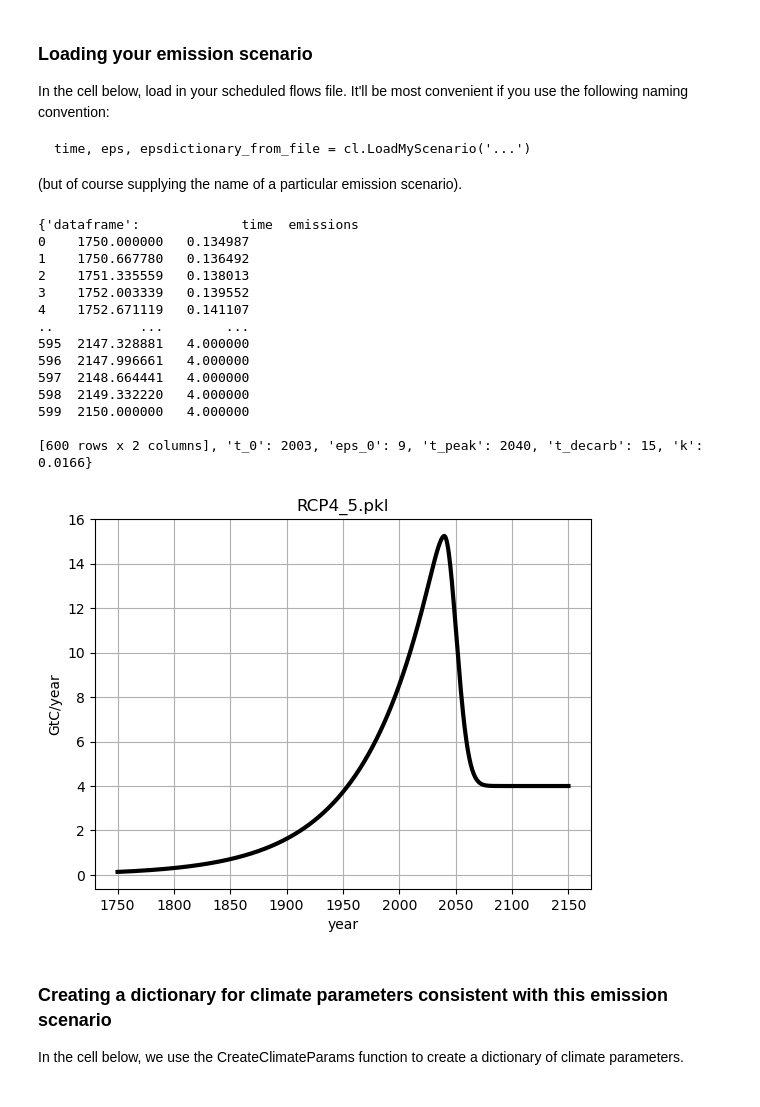
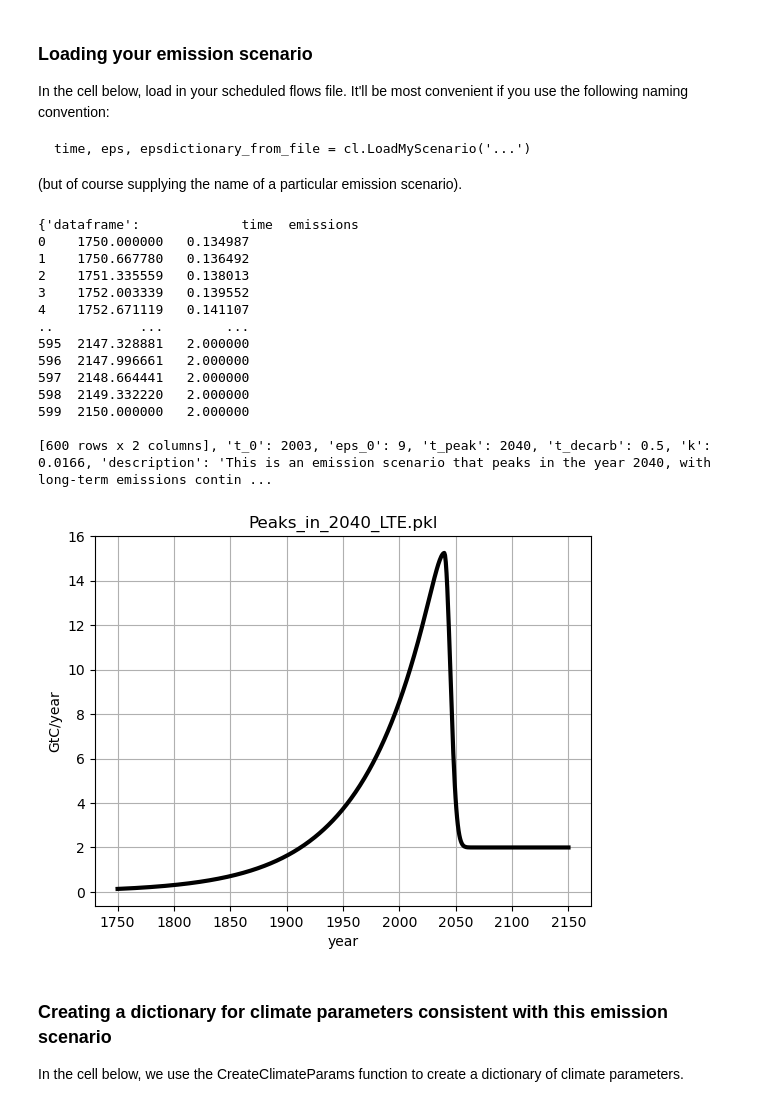
Before and after one commit to sneshyba/meclib, a Jupyter notebook: examples of .ipynb modules/CambioComparisons.ipynb, the cells around one changed output. Drawn from its saved outputs; the diff is of its cells as text; code cells hidden in the pictures.

```diff
--- a/examples of .ipynb modules/CambioComparisons.ipynb
+++ b/examples of .ipynb modules/CambioComparisons.ipynb
@@ -24,24 +24,24 @@ In the cell below, load in your scheduled flows file. It'll be most convenient i
 
 (but of course supplying the name of a particular emission scenario).
 # %%
-filename = 'RCP4_5.pkl'
+filename = 'Peaks_in_2040_LTE.pkl'
 time, eps, epsdictionary_from_file = cl.LoadMyScenario(filename,verbose=True)
 # %% [output]
 {'dataframe':             time  emissions
 0    1750.000000   0.134987
 1    1750.667780   0.136492
 2    1751.335559   0.138013
 3    1752.003339   0.139552
 4    1752.671119   0.141107
 ..           ...        ...
-595  2147.328881   4.000000
-596  2147.996661   4.000000
-597  2148.664441   4.000000
-598  2149.332220   4.000000
-599  2150.000000   4.000000
+595  2147.328881   2.000000
+596  2147.996661   2.000000
+597  2148.664441   2.000000
+598  2149.332220   2.000000
+599  2150.000000   2.000000
 
-[600 rows x 2 columns], 't_0': 2003, 'eps_0': 9, 't_peak': 2040, 't_decarb': 15, 'k': 0.0166}
+[600 rows x 2 columns], 't_0': 2003, 'eps_0': 9, 't_peak': 2040, 't_decarb': 0.5, 'k': 0.0166, 'description': 'This is an emission scenario that peaks in the year 2040, with long-term emissions contin ...
-[figure, old version]
+[figure, new version]
 # %% [markdown]
 ### Creating a dictionary for climate parameters consistent with this emission scenario
 In the cell below, we use the CreateClimateParams function to create a dictionary of climate parameters.
```
Also changed, not shown: parts of 1 cell of this notebook.
